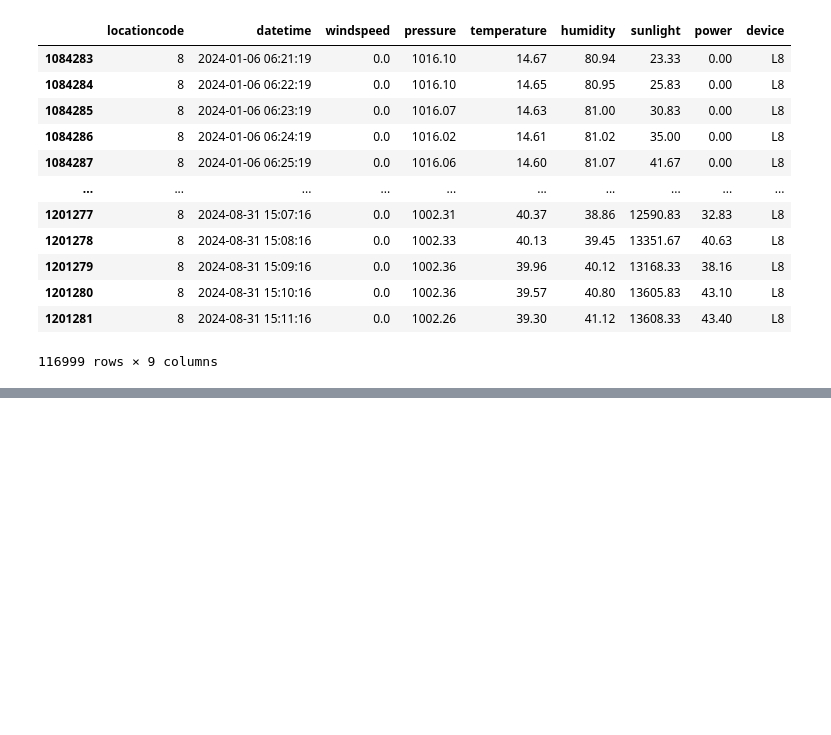
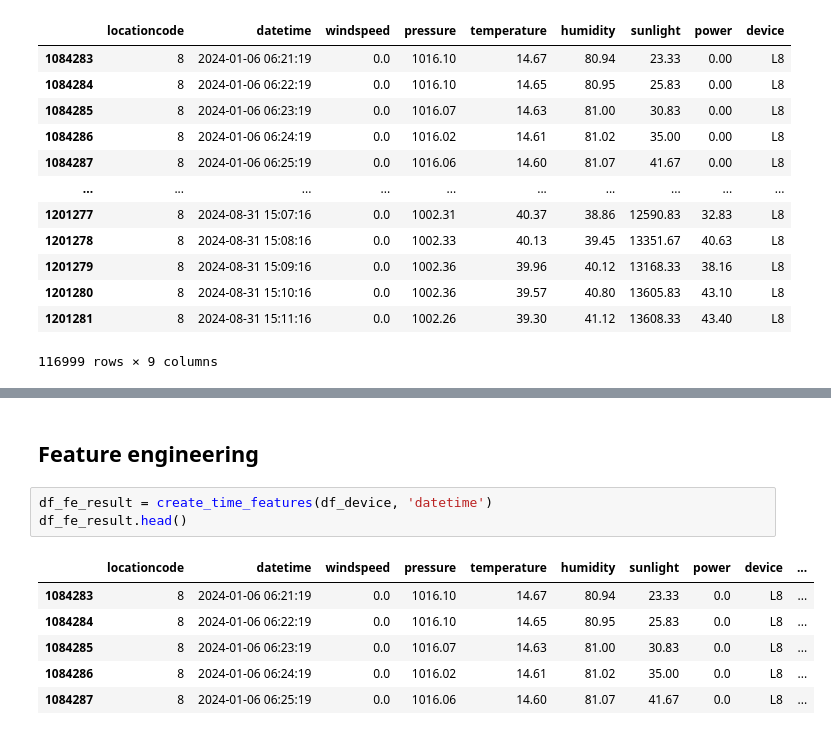
Before and after one commit to chiseanchang0727/aicup-predict-energy-generation, a Jupyter notebook: test_region/Predict_1_Sean.ipynb, the cells around one changed output, grey strips where cells are left out. Drawn from its saved outputs; the diff is of its cells as text; blank space fills up the shorter version.

```diff
--- a/test_region/Predict_1_Sean.ipynb
+++ b/test_region/Predict_1_Sean.ipynb
@@ -73,0 +75,12 @@ df_device
+# %% [markdown]
+## Feature engineering
+# %%
+df_fe_result = create_time_features(df_device, 'datetime')
+df_fe_result.head()
+# %% [output]
+|  | locationcode | datetime | windspeed | pressure | temperature | humidity | sunlight | power | device | ... |
+| 1084283 | 8 | 2024-01-06 06:21:19 | 0.0 | 1016.10 | 14.67 | 80.94 | 23.33 | 0.0 | L8 | ... |
+| 1084284 | 8 | 2024-01-06 06:22:19 | 0.0 | 1016.10 | 14.65 | 80.95 | 25.83 | 0.0 | L8 | ... |
+| 1084285 | 8 | 2024-01-06 06:23:19 | 0.0 | 1016.07 | 14.63 | 81.00 | 30.83 | 0.0 | L8 | ... |
+| 1084286 | 8 | 2024-01-06 06:24:19 | 0.0 | 1016.02 | 14.61 | 81.02 | 35.00 | 0.0 | L8 | ... |
+| 1084287 | 8 | 2024-01-06 06:25:19 | 0.0 | 1016.06 | 14.60 | 81.07 | 41.67 | 0.0 | L8 | ... |
```
Also changed, not shown: parts of 5 cells of this notebook, 1 other file.
